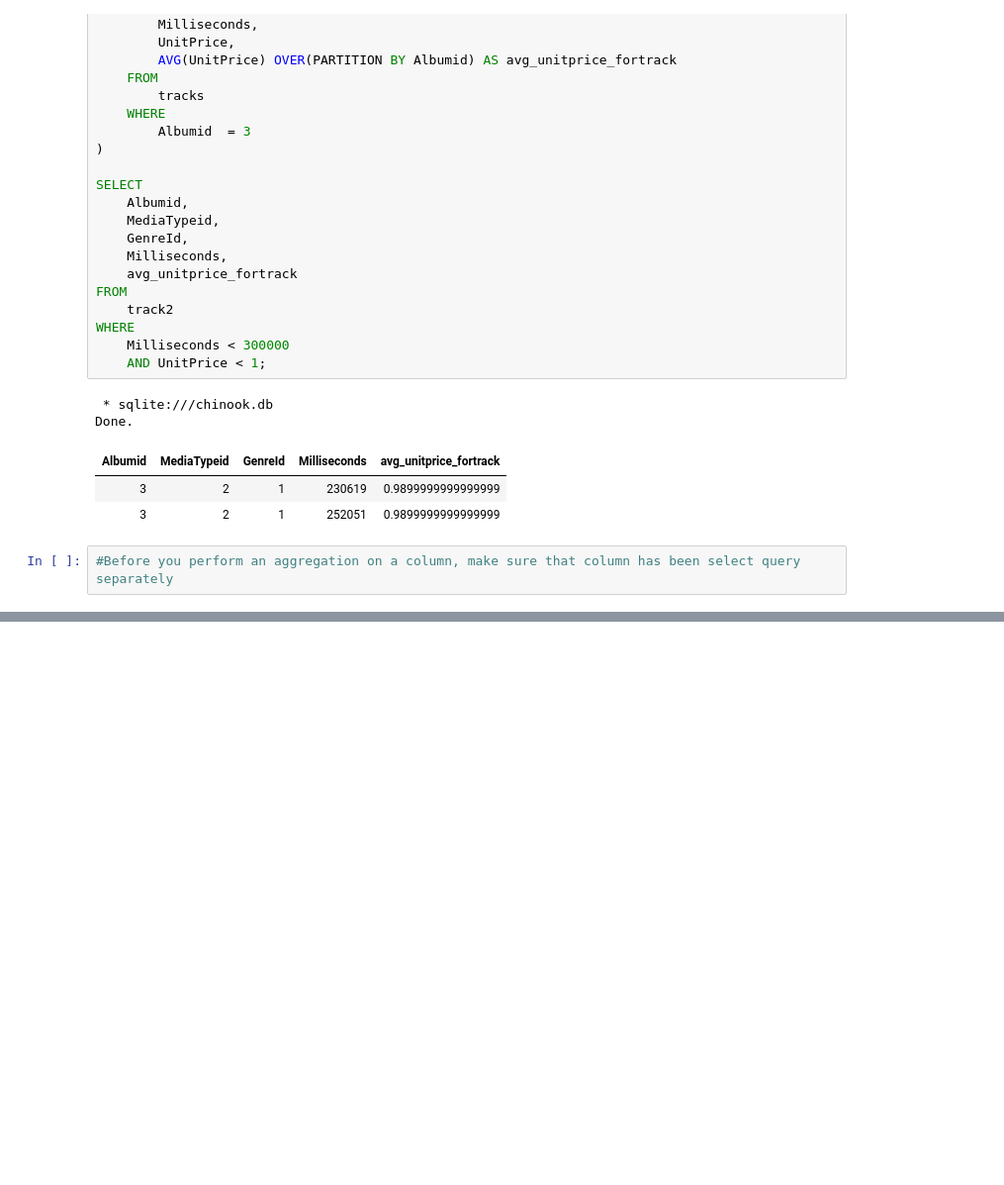
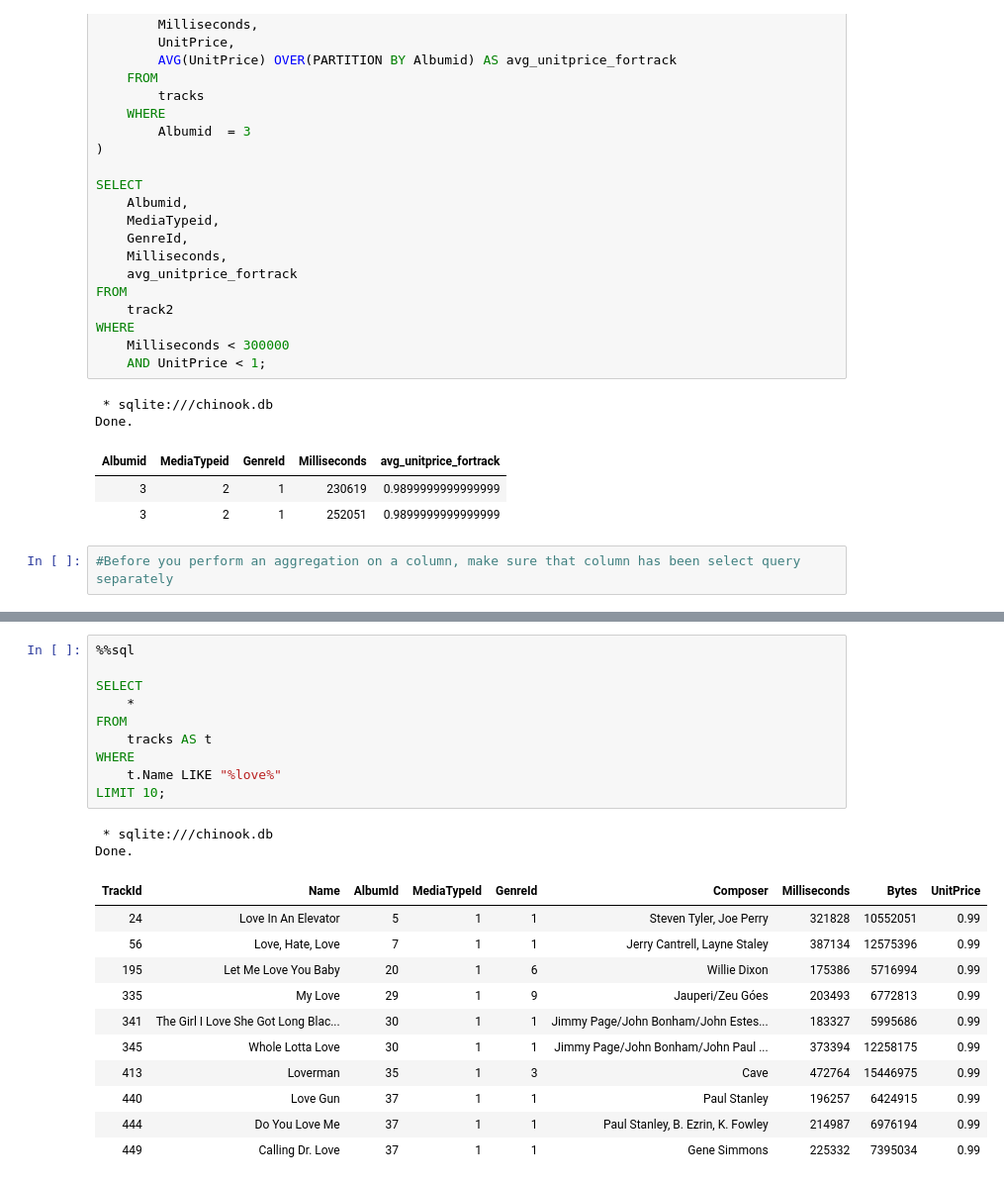
Before and after one commit to malamubcknd/SQLProject-SQLWithPython-Chinookdb, a Jupyter notebook: Interacting with SQL databases Local Connection) Magic Command - Chinookdb.ipynb, the cells around one changed output, grey strips where cells are left out. Shown: that part at 99% size. Saved outputs shown, nothing was run; the diff lists cells and outputs as text; blank space fills up the shorter version.

```diff
--- a/Interacting with SQL databases Local Connection) Magic Command - Chinookdb.ipynb
+++ b/Interacting with SQL databases Local Connection) Magic Command - Chinookdb.ipynb
@@ -518,0 +645,24 @@ Done.
+# %%
+%%sql
+
+SELECT
+    *
+FROM
+    tracks AS t
+WHERE
+    t.Name LIKE "%love%"
+LIMIT 10;
+# %% [output]
+ * sqlite:///chinook.db
+Done.
+| TrackId | Name | AlbumId | MediaTypeId | GenreId | Composer | Milliseconds | Bytes | UnitPrice |
+| 24 | Love In An Elevator | 5 | 1 | 1 | Steven Tyler, Joe Perry | 321828 | 10552051 | 0.99 |
+| 56 | Love, Hate, Love | 7 | 1 | 1 | Jerry Cantrell, Layne Staley | 387134 | 12575396 | 0.99 |
+| 195 | Let Me Love You Baby | 20 | 1 | 6 | Willie Dixon | 175386 | 5716994 | 0.99 |
+| 335 | My Love | 29 | 1 | 9 | Jauperi/Zeu Góes | 203493 | 6772813 | 0.99 |
+| 341 | The Girl I Love She Got Long Blac... | 30 | 1 | 1 | Jimmy Page/John Bonham/John Estes... | 183327 | 5995686 | 0.99 |
+| 345 | Whole Lotta Love | 30 | 1 | 1 | Jimmy Page/John Bonham/John Paul ... | 373394 | 12258175 | 0.99 |
+| 413 | Loverman | 35 | 1 | 3 | Cave | 472764 | 15446975 | 0.99 |
+| 440 | Love Gun | 37 | 1 | 1 | Paul Stanley | 196257 | 6424915 | 0.99 |
+| 444 | Do You Love Me | 37 | 1 | 1 | Paul Stanley, B. Ezrin, K. Fowley | 214987 | 6976194 | 0.99 |
+| 449 | Calling Dr. Love | 37 | 1 | 1 | Gene Simmons | 225332 | 7395034 | 0.99 |
```
Also changed, not shown: parts of 13 cells of this notebook, 1 other file.
